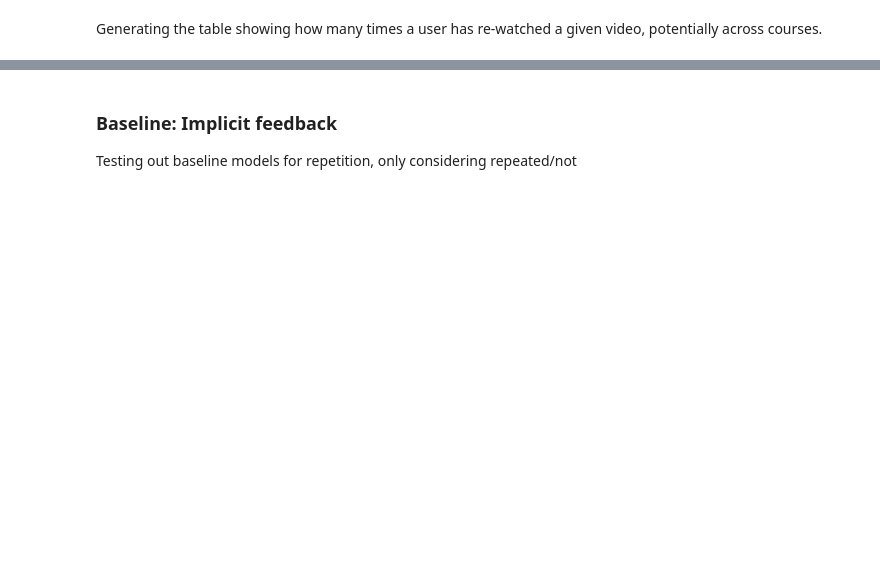
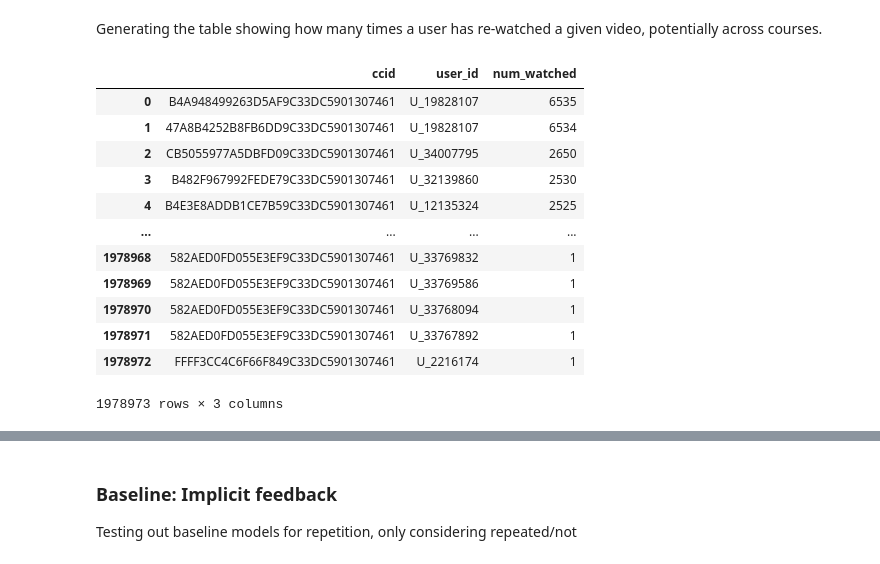
Before and after one commit to erlendoeien/fall-project, a Jupyter notebook: repetition_rs.ipynb, the cells around one changed output, grey strips where cells are left out. Saved outputs shown, nothing was run; the diff lists cells and outputs as text; code cells hidden in the pictures; blank space fills up the shorter version.

```diff
--- a/repetition_rs.ipynb
+++ b/repetition_rs.ipynb
@@ -25,5 +71,19 @@ user_video_ccid = usr_vid_exploded.assign(video_id=usr_vid_exploded["seq"].str["
 Generating the table showing how many times a user has re-watched a given video,
 potentially across courses.
 # %%
-user_video_count = user_video_ccid.value_counts(["ccid", "user_id"]).reset_index().rename(columns={0: "num_watched"})
+user_video_count = user2ccid.value_counts(["ccid", "user_id"]).reset_index().rename(columns={0: "num_watched"})
 user_video_count
+# %% [output]
+|  | ccid | user_id | num_watched |
+| 0 | B4A948499263D5AF9C33DC5901307461 | U_19828107 | 6535 |
+| 1 | 47A8B4252B8FB6DD9C33DC5901307461 | U_19828107 | 6534 |
+| 2 | CB5055977A5DBFD09C33DC5901307461 | U_34007795 | 2650 |
+| 3 | B482F967992FEDE79C33DC5901307461 | U_32139860 | 2530 |
+| 4 | B4E3E8ADDB1CE7B59C33DC5901307461 | U_12135324 | 2525 |
+| ... | ... | ... | ... |
+| 1978968 | 582AED0FD055E3EF9C33DC5901307461 | U_33769832 | 1 |
+| 1978969 | 582AED0FD055E3EF9C33DC5901307461 | U_33769586 | 1 |
+| 1978970 | 582AED0FD055E3EF9C33DC5901307461 | U_33768094 | 1 |
+| 1978971 | 582AED0FD055E3EF9C33DC5901307461 | U_33767892 | 1 |
+| 1978972 | FFFF3CC4C6F66F849C33DC5901307461 | U_2216174 | 1 |
+1978973 rows × 3 columns
```
Also changed, not shown: parts of 23 cells of this notebook.
